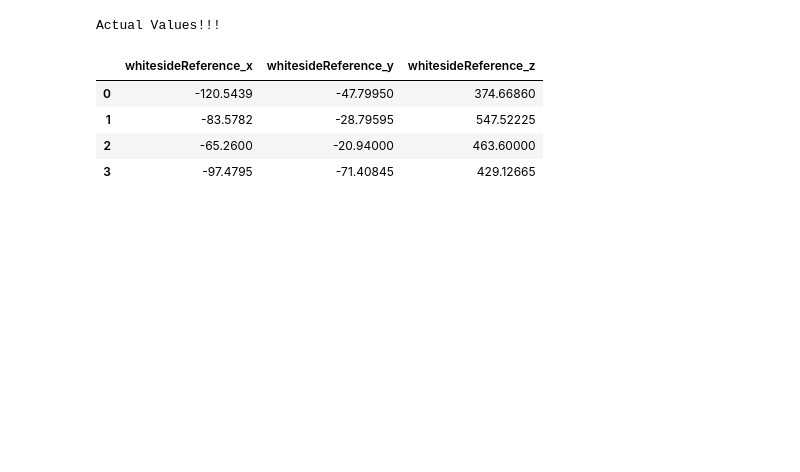
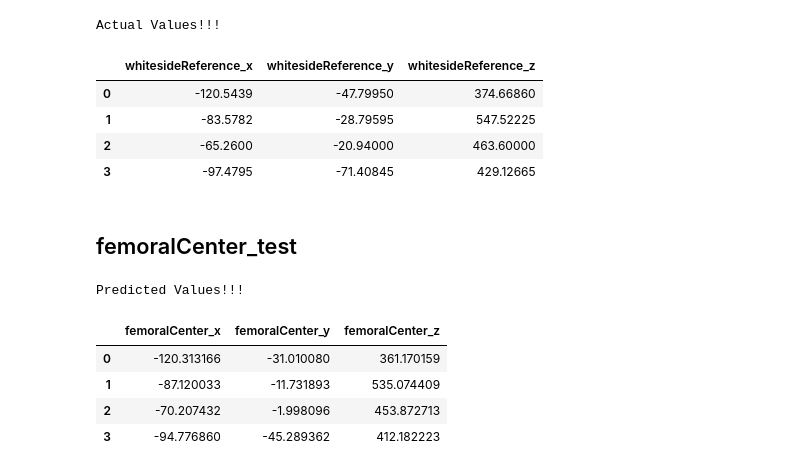
Before and after one commit to raminrafi/Regression-Model---Detection-of-Landmarks-on-Knee-Joints-Using-CSV-Data, a Jupyter notebook: Regression-csv-femur.ipynb, the cells around one changed output. Drawn from its saved outputs; the diff is of its cells as text; code cells hidden in the pictures; blank space fills up the shorter version.

Commit message:
Regression model removed features

```diff
--- a/Regression-csv-femur.ipynb
+++ b/Regression-csv-femur.ipynb
@@ -245,3 +247,10 @@ model_z = lm_z_wr.fit(new_df_x,new_df_y["whitesideReference_z"])
+# %%
+lm_x_fc = linear_model.LinearRegression()
+model_x = lm_x_fc.fit(new_df_x,new_df_y["femoralCenter_x"])
+lm_y_fc = linear_model.LinearRegression()
+model_y = lm_y_fc.fit(new_df_x,new_df_y["femoralCenter_y"])
+lm_z_fc = linear_model.LinearRegression()
+model_z = lm_z_fc.fit(new_df_x,new_df_y["femoralCenter_z"])
 # %% [markdown]
 # Prediction testing
 # %%
@@ -462,3 +471,25 @@ Actual Values!!!
 | 1 | -83.5782 | -28.79595 | 547.52225 |
 | 2 | -65.2600 | -20.94000 | 463.60000 |
 | 3 | -97.4795 | -71.40845 | 429.12665 |
+# %% [markdown]
+## femoralCenter_test
+# %%
+#predict whitesideReference
+predictions_x = lm_x_fc.predict(new_df_x)
+predictions_y = lm_y_fc.predict(new_df_x)
+predictions_z = lm_z_fc.predict(new_df_x)
+femoralCenter_predictions = []
+for i, x in enumerate(predictions_z):
+    femoralCenter_predictions.append([predictions_x[i], predictions_y[i], x])
+# %%
+femoralCenter_df = pd.DataFrame(femoralCenter_predictions)
+femoralCenter_df.columns= ["femoralCenter_x", "femoralCenter_y", "femoralCenter_z"]
+print("\nPredicted Values!!!")
+femoralCenter_df
+# %% [output]
+Predicted Values!!!
+|  | femoralCenter_x | femoralCenter_y | femoralCenter_z |
+| 0 | -120.313166 | -31.010080 | 361.170159 |
+| 1 | -87.120033 | -11.731893 | 535.074409 |
+| 2 | -70.207432 | -1.998096 | 453.872713 |
+| 3 | -94.776860 | -45.289362 | 412.182223 |
```
Also changed, not shown: parts of 11 cells of this notebook.
